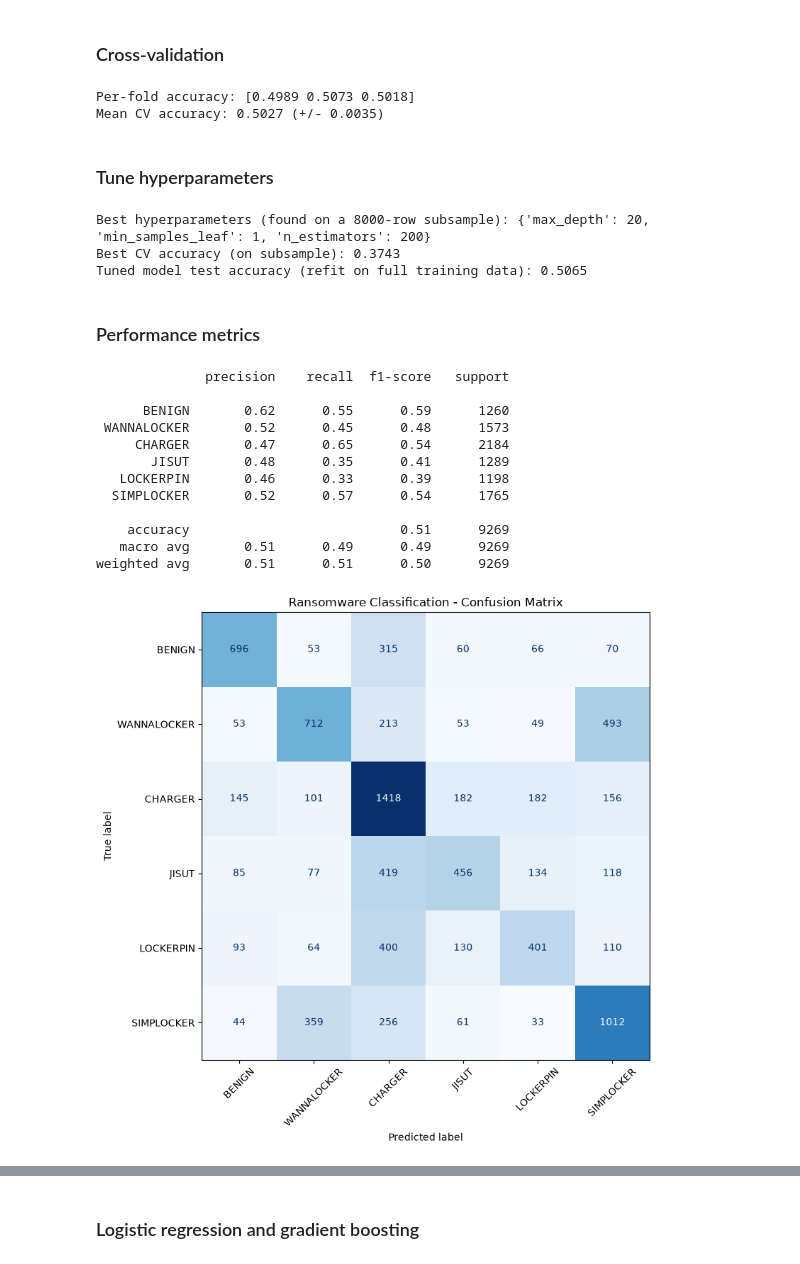
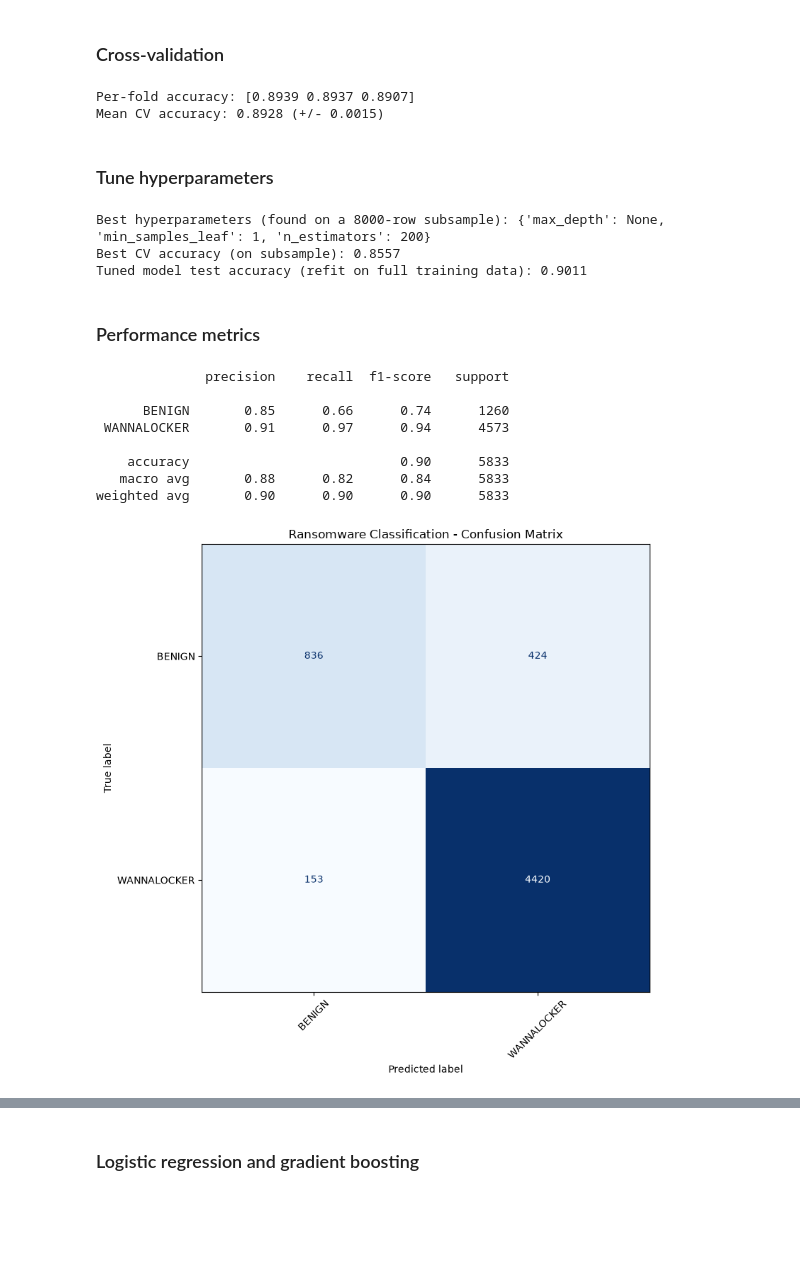
Before and after one commit to stefanie-the-engineer/bu-dx699-homework-11-smkenyon, a Jupyter notebook: OMDS-ModB2-Week11-Kenyon-Stefanie.ipynb, the cells around one changed output, grey strips where cells are left out. Drawn from its saved outputs; the diff is of its cells as text; code cells hidden in the pictures; blank space fills up the shorter version.

```diff
--- a/OMDS-ModB2-Week11-Kenyon-Stefanie.ipynb
+++ b/OMDS-ModB2-Week11-Kenyon-Stefanie.ipynb
@@ -124,18 +124,12 @@ files = [
     "ransomware_wannalocker_1.csv",
     "ransomware_wannalocker_2.csv",
     "ransomware_wannalocker_3.csv",
-    "ransomware_charger_1.csv",
-    "ransomware_charger_2.csv",
-    "ransomware_charger_3.csv",
-    "ransomware_jisut_1.csv",
-    "ransomware_jisut_2.csv",
-    "ransomware_jisut_3.csv",
-    "ransomware_lockerpin_1.csv",
-    "ransomware_lockerpin_2.csv",
-    "ransomware_lockerpin_3.csv",
-    "ransomware_simplocker_1.csv",
-    "ransomware_simplocker_2.csv",
-    "ransomware_simplocker_3.csv"
+    "ransomware_wannalocker_4.csv",
+    "ransomware_wannalocker_5.csv",
+    "ransomware_wannalocker_6.csv",
+    "ransomware_wannalocker_7.csv",
+    "ransomware_wannalocker_8.csv",
+    "ransomware_wannalocker_9.csv"
 ]
 
 dfs = []
@@ -162,16 +156,7 @@ ransomware_df.head()
 # Map the label column to numeric classes
 print("Before:", ransomware_df['Label'].unique())
 
-label_map = {
-    'BENIGN': 0,
-    'RANSOMWARE_WANNALOCKER': 1,
-    'RANSOMWARE_CHARGER': 2,
-    'RANSOMWARE_JISUT': 3,
-    'RANSOMWARE_LOCKERPIN': 4,
-    'RANSOMWARE_SIMPLOCKER': 5
-}
-
-ransomware_df['Label'] = ransomware_df['Label'].str.strip().str.upper().map(label_map)
+ransomware_df['Label'] = np.where(ransomware_df['Label'].str.strip().str.upper() == 'BENIGN', 0, 1)
 
 print("After:", ransomware_df['Label'].unique())
 ransomware_df['Label'].value_counts()
@@ -327,8 +303,8 @@ cv_scores = cross_val_score(rf_ransomware, X, y, cv=cv, scoring='accuracy', n_jo
 print("Per-fold accuracy:", np.round(cv_scores, 4))
 print(f"Mean CV accuracy: {cv_scores.mean():.4f} (+/- {cv_scores.std():.4f})")
 # %% [output]
-Per-fold accuracy: [0.4989 0.5073 0.5018]
-Mean CV accuracy: 0.5027 (+/- 0.0035)
+Per-fold accuracy: [0.8939 0.8937 0.8907]
+Mean CV accuracy: 0.8928 (+/- 0.0015)
 # %% [markdown]
 ### Tune hyperparameters
 # %%
@@ -365,51 +341,47 @@ best_rf_ransomware.fit(X_train, y_train)
 tuned_test_acc = best_rf_ransomware.score(X_test, y_test)
 print(f"Tuned model test accuracy (refit on full training data): {tuned_test_acc:.4f}")
 # %% [output]
-Best hyperparameters (found on a 8000-row subsample): {'max_depth': 20, 'min_samples_leaf': 1, 'n_estimators': 200}
-Best CV accuracy (on subsample): 0.3743
-Tuned model test accuracy (refit on full training data): 0.5065
+Best hyperparameters (found on a 8000-row subsample): {'max_depth': None, 'min_samples_leaf': 1, 'n_estimators': 200}
+Best CV accuracy (on subsample): 0.8557
+Tuned model test accuracy (refit on full training data): 0.9011
 # %% [markdown]
 ### Performance metrics
 # %%
 # Performance metrics
 y_pred = best_rf_ransomware.predict(X_test)
 
-label_names = ['BENIGN', 'WANNALOCKER', 'CHARGER', 'JISUT', 'LOCKERPIN', 'SIMPLOCKER']
+label_names = ['BENIGN', 'WANNALOCKER']
 present_labels = sorted(y_test.unique())
 
 print(classification_report(
     y_test, y_pred,
     labels=present_labels,
     target_names=[label_names[i] for i in present_labels]
 ))
 
 cm = confusion_matrix(y_test, y_pred, labels=present_labels)
 disp = ConfusionMatrixDisplay(confusion_matrix=cm, display_labels=[label_names[i] for i in present_labels])
 fig, ax = plt.subplots(figsize=(8, 8))
 disp.plot(ax=ax, cmap='Blues', xticks_rotation=45, colorbar=False)
 plt.title("Ransomware Classification - Confusion Matrix")
 plt.tight_layout()
 plt.show()
 
 # Feature importance
 importances = pd.Series(best_rf_ransomware.feature_importances_, index=X.columns)
 importances.sort_values(ascending=False).head(15).plot(kind='barh', figsize=(8, 6))
 plt.title("Top 15 Feature Importances (Ransomware Random Forest)")
 plt.xlabel("Importance")
 plt.gca().invert_yaxis()
 plt.tight_layout()
 plt.show()
 # %% [output]
               precision    recall  f1-score   support
 
-      BENIGN       0.62      0.55      0.59      1260
- WANNALOCKER       0.52      0.45      0.48      1573
-     CHARGER       0.47      0.65      0.54      2184
-       JISUT       0.48      0.35      0.41      1289
-   LOCKERPIN       0.46      0.33      0.39      1198
-  SIMPLOCKER       0.52      0.57      0.54      1765
+      BENIGN       0.85      0.66      0.74      1260
+ WANNALOCKER       0.91      0.97      0.94      4573
 
-    accuracy                           0.51      9269
-   macro avg       0.51      0.49      0.49      9269
-weighted avg       0.51      0.51      0.50      9269
+    accuracy                           0.90      5833
+   macro avg       0.88      0.82      0.84      5833
+weighted avg       0.90      0.90      0.90      5833
-[figure, old version]
+[figure, new version]
```
Also changed, not shown: parts of 12 cells of this notebook, 7 other files.
